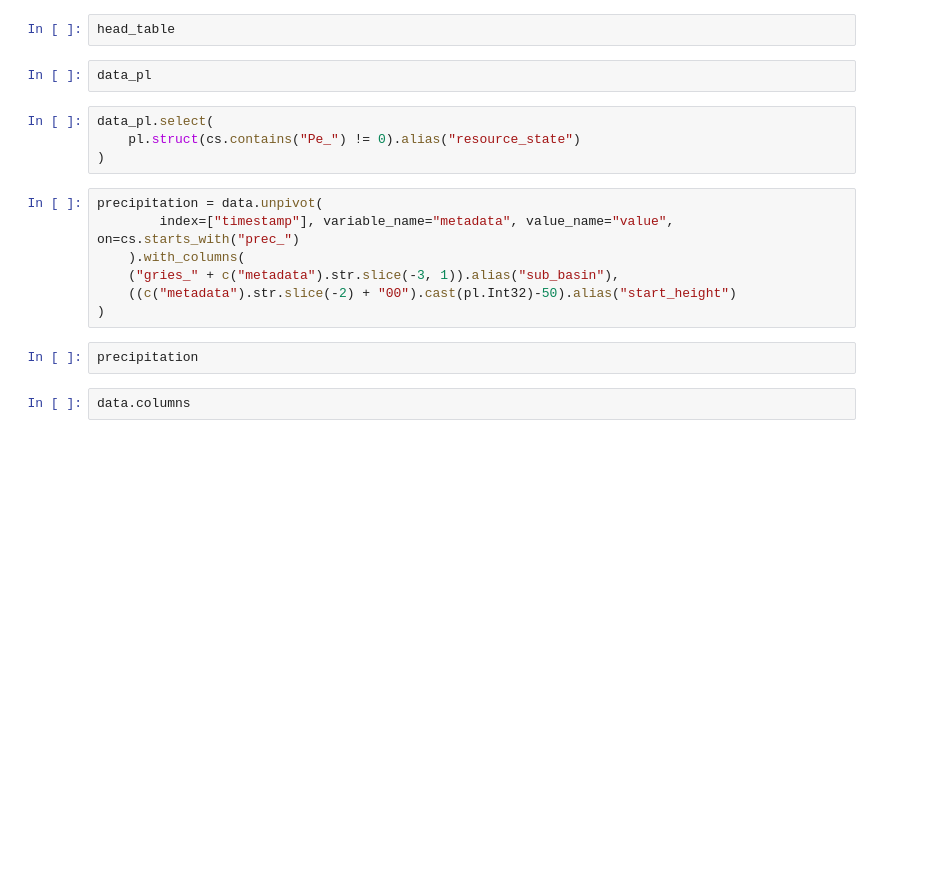
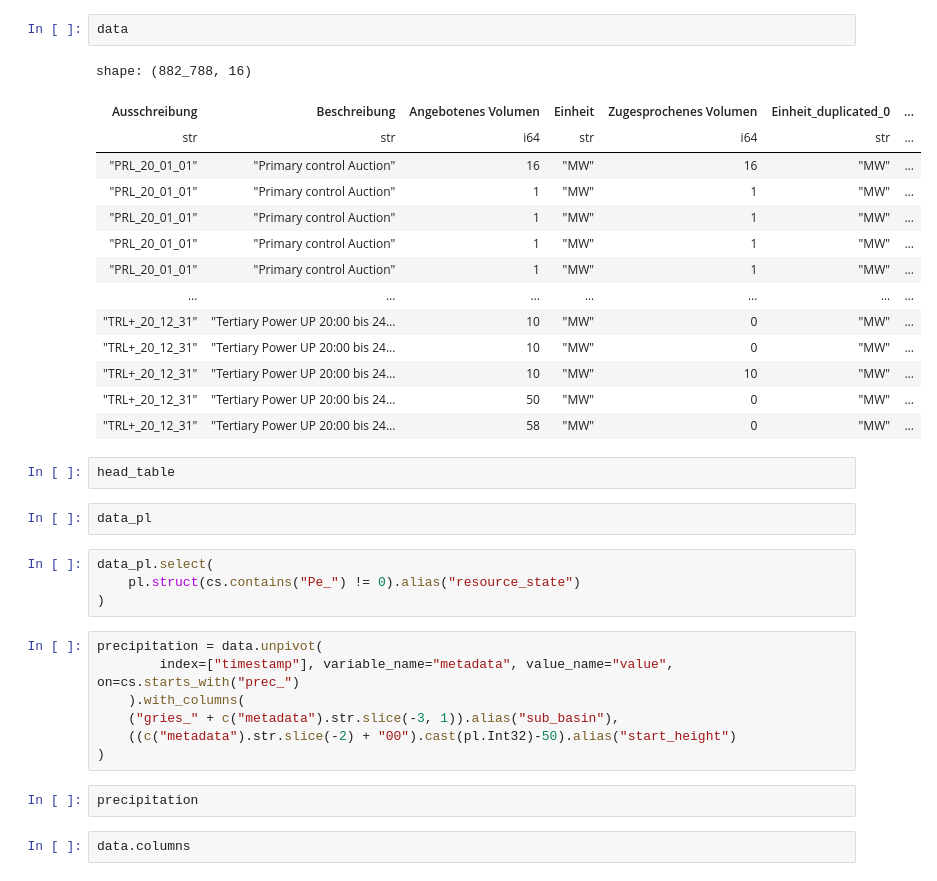
Before and after one commit to heig-vd-ie/smallflex-vpp-codes, a Jupyter notebook: test.ipynb, the cells around one changed output. Saved outputs shown, nothing was run; the diff lists cells and outputs as text; blank space fills up the shorter version.

```diff
--- a/test.ipynb
+++ b/test.ipynb
@@ -103,3 +168,20 @@ Resolved plan until failure:
+# %%
+data
+# %% [output]
+shape: (882_788, 16)
+| Ausschreibung | Beschreibung | Angebotenes Volumen | Einheit | Zugesprochenes Volumen | Einheit_duplicated_0 | ... |
+| str | str | i64 | str | i64 | str | ... |
+| "PRL_20_01_01" | "Primary control Auction" | 16 | "MW" | 16 | "MW" | ... |
+| "PRL_20_01_01" | "Primary control Auction" | 1 | "MW" | 1 | "MW" | ... |
+| "PRL_20_01_01" | "Primary control Auction" | 1 | "MW" | 1 | "MW" | ... |
+| "PRL_20_01_01" | "Primary control Auction" | 1 | "MW" | 1 | "MW" | ... |
+| "PRL_20_01_01" | "Primary control Auction" | 1 | "MW" | 1 | "MW" | ... |
+| … | … | … | … | … | … | ... |
+| "TRL+_20_12_31" | "Tertiary Power UP 20:00 bis 24… | 10 | "MW" | 0 | "MW" | ... |
+| "TRL+_20_12_31" | "Tertiary Power UP 20:00 bis 24… | 10 | "MW" | 0 | "MW" | ... |
+| "TRL+_20_12_31" | "Tertiary Power UP 20:00 bis 24… | 10 | "MW" | 10 | "MW" | ... |
+| "TRL+_20_12_31" | "Tertiary Power UP 20:00 bis 24… | 50 | "MW" | 0 | "MW" | ... |
+| "TRL+_20_12_31" | "Tertiary Power UP 20:00 bis 24… | 58 | "MW" | 0 | "MW" | ... |
 # %%
 head_table
 # %%
```
Also changed, not shown: parts of 13 cells of this notebook, 25 other files.
